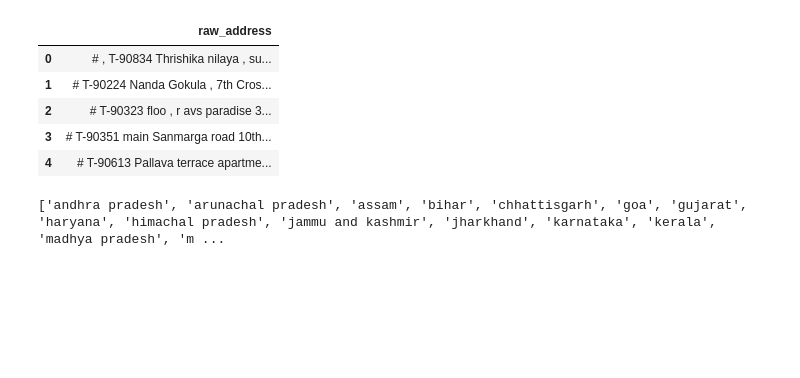
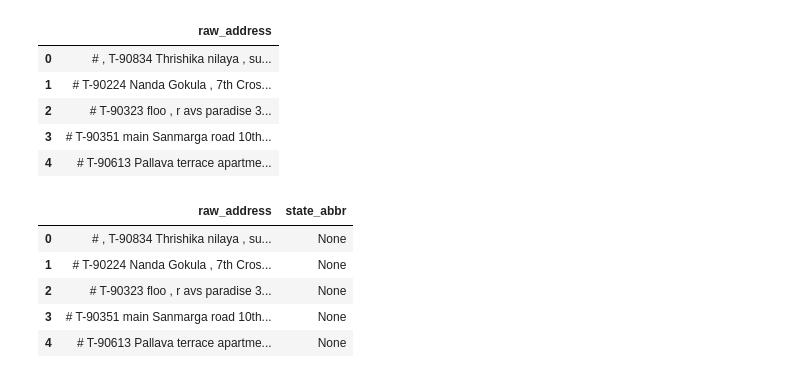
Before and after one commit to Mayank-MP05/address-cleanup-nlp, a Jupyter notebook: state-name-extractor.ipynb, the cells around one changed output. Saved outputs shown, nothing was run; the diff lists cells and outputs as text; code cells hidden in the pictures; blank space fills up the shorter version.

```diff
--- a/state-name-extractor.ipynb
+++ b/state-name-extractor.ipynb
@@ -11,20 +11,3 @@ df.head()
 | 2 | # T-90323 floo , r avs paradise 3... |
 | 3 | # T-90351 main Sanmarga road 10th... |
 | 4 | # T-90613 Pallava terrace apartme... |
-# %%
-stateListFile = open('input/states_list.txt','r')
-states = []
-with stateListFile as f:
-    states = f.read().splitlines()
-
-# while True:
-#     line = stateListFile.readline()
-#     if not line or line == '':
-#         break
-#     if line != '':
-#         states.append(line)
-
-
-print(states)
-# %% [output]
-['andhra pradesh', 'arunachal pradesh', 'assam', 'bihar', 'chhattisgarh', 'goa', 'gujarat', 'haryana', 'himachal pradesh', 'jammu and kashmir', 'jharkhand', 'karnataka', 'kerala', 'madhya pradesh', 'm ...
@@ -30,0 +19,11 @@ print(states)
+# %%
+df['state_abbr'] = None
+# %%
+df.head()
+# %% [output]
+|  | raw_address | state_abbr |
+| 0 | # , T-90834 Thrishika nilaya , su... | None |
+| 1 | # T-90224 Nanda Gokula , 7th Cros... | None |
+| 2 | # T-90323 floo , r avs paradise 3... | None |
+| 3 | # T-90351 main Sanmarga road 10th... | None |
+| 4 | # T-90613 Pallava terrace apartme... | None |
```
Also changed, not shown: parts of 5 cells of this notebook, 5 other files.
